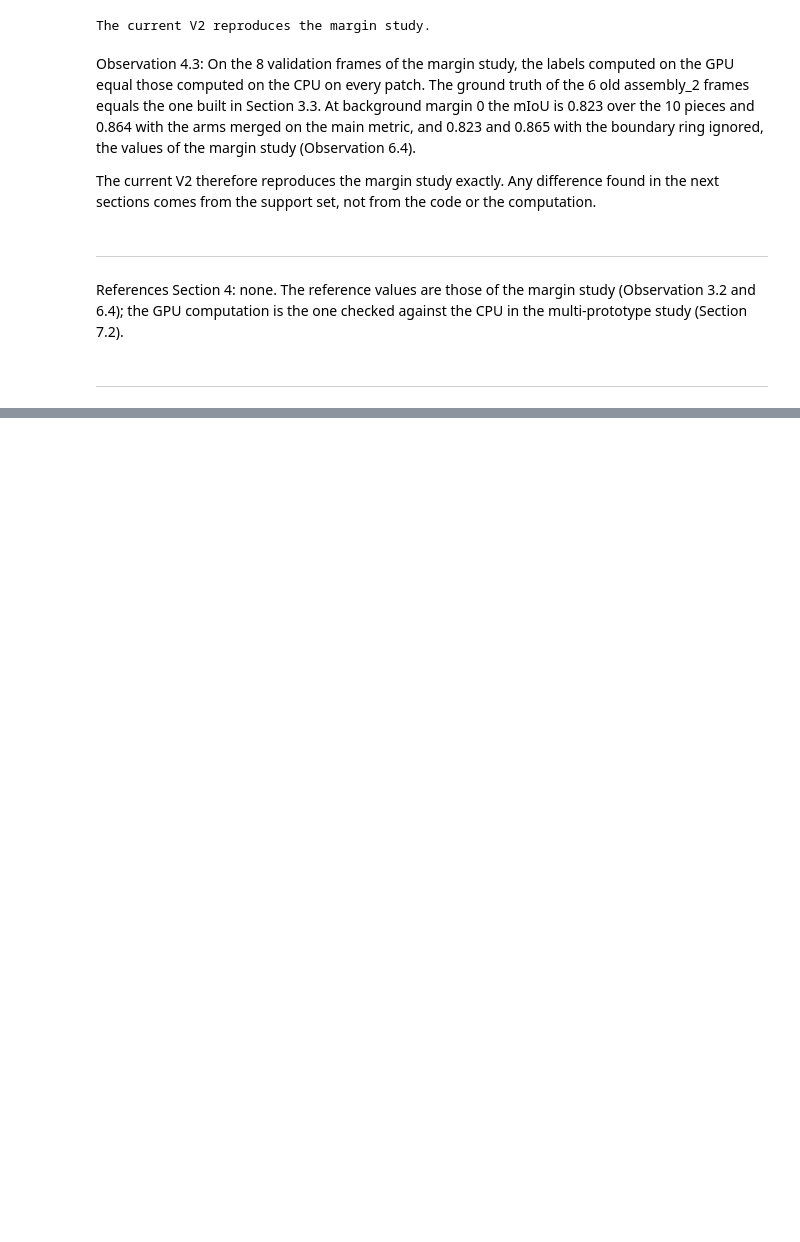
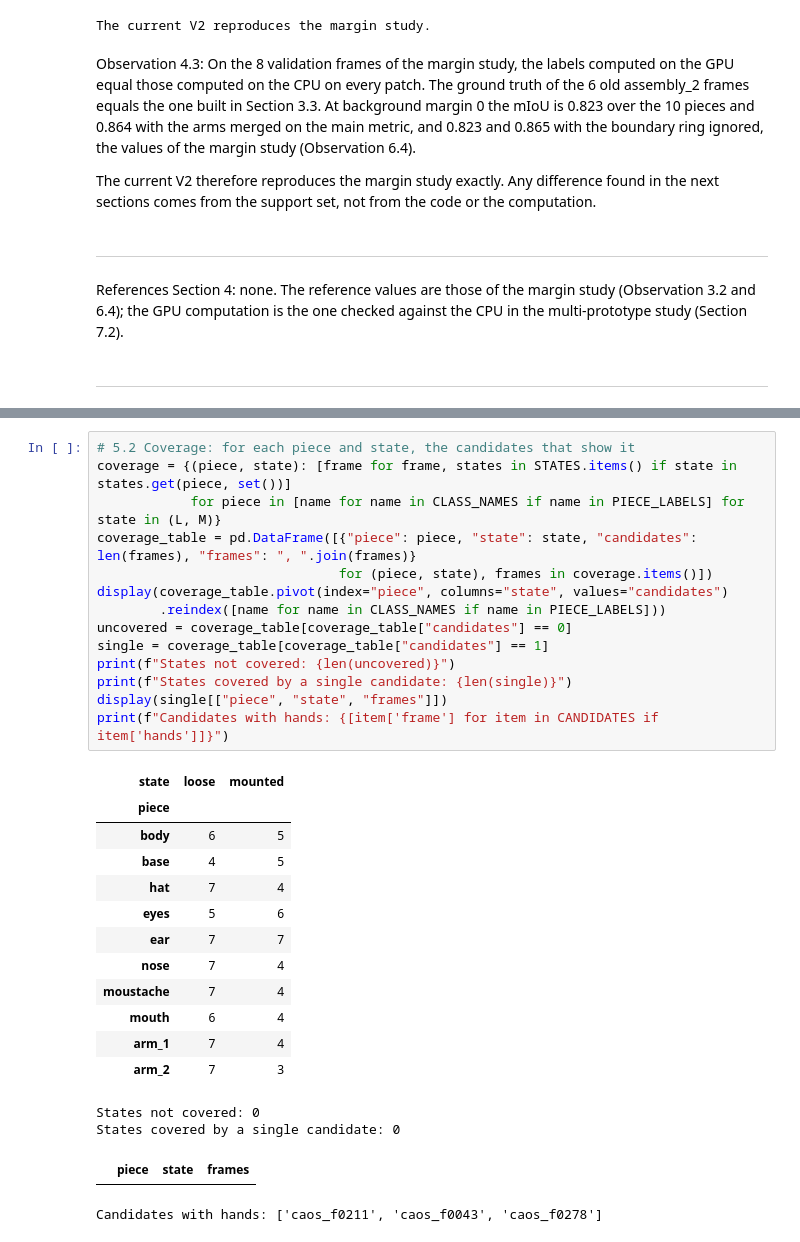
Before and after one commit to xrushofblood/vad_project, a Jupyter notebook: notebooks/phase_1_support_set_v2_study.ipynb, the cells around one changed output, grey strips where cells are left out. Drawn from its saved outputs; the diff is of its cells as text; blank space fills up the shorter version.

```diff
--- a/notebooks/phase_1_support_set_v2_study.ipynb
+++ b/notebooks/phase_1_support_set_v2_study.ipynb
@@ -775,0 +842,31 @@ References Section 4: none. The reference values are those of the margin study (
+# %%
+# 5.2 Coverage: for each piece and state, the candidates that show it
+coverage = {(piece, state): [frame for frame, states in STATES.items() if state in states.get(piece, set())]
+            for piece in [name for name in CLASS_NAMES if name in PIECE_LABELS] for state in (L, M)}
+coverage_table = pd.DataFrame([{"piece": piece, "state": state, "candidates": len(frames), "frames": ", ".join(frames)}
+                               for (piece, state), frames in coverage.items()])
+display(coverage_table.pivot(index="piece", columns="state", values="candidates")
+        .reindex([name for name in CLASS_NAMES if name in PIECE_LABELS]))
+uncovered = coverage_table[coverage_table["candidates"] == 0]
+single = coverage_table[coverage_table["candidates"] == 1]
+print(f"States not covered: {len(uncovered)}")
+print(f"States covered by a single candidate: {len(single)}")
+display(single[["piece", "state", "frames"]])
+print(f"Candidates with hands: {[item['frame'] for item in CANDIDATES if item['hands']]}")
+# %% [output]
+| state | loose | mounted |
+| piece |  |  |
+| body | 6 | 5 |
+| base | 4 | 5 |
+| hat | 7 | 4 |
+| eyes | 5 | 6 |
+| ear | 7 | 7 |
+| nose | 7 | 4 |
+| moustache | 7 | 4 |
+| mouth | 6 | 4 |
+| arm_1 | 7 | 4 |
+| arm_2 | 7 | 3 |
+States not covered: 0
+States covered by a single candidate: 0
+|  | piece | state | frames |
+Candidates with hands: ['caos_f0211', 'caos_f0043', 'caos_f0278']
```
Also changed, not shown: parts of 7 cells of this notebook.
